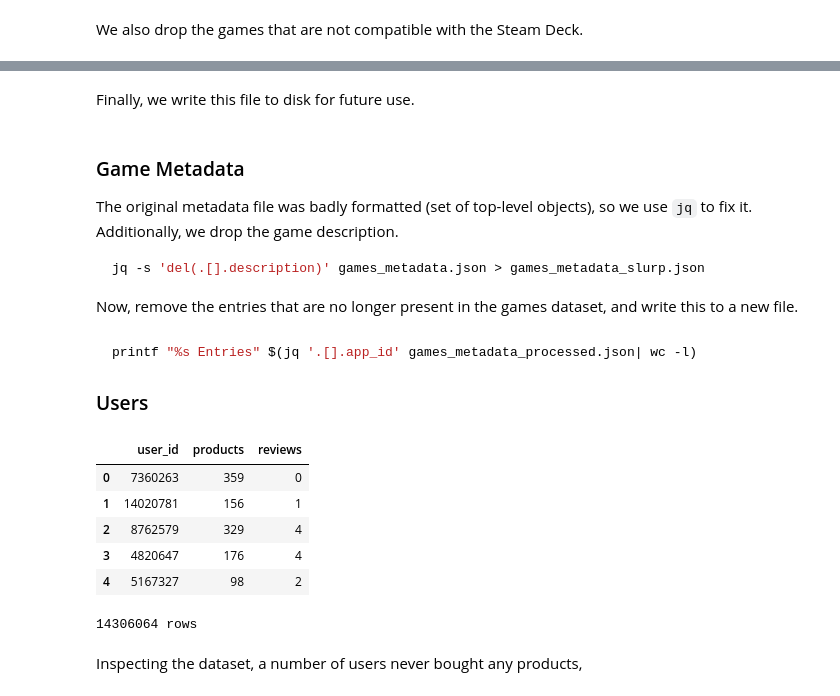
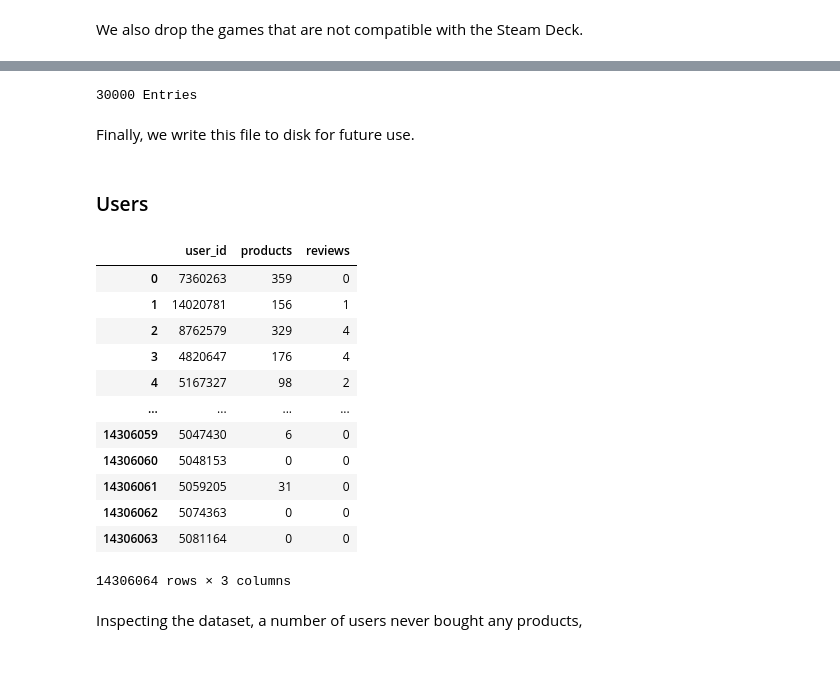
Before and after one commit to Gridex118/game-recommender-nielit, a Jupyter notebook: game_recommender.ipynb, the cells around one changed output, grey strips where cells are left out. Saved outputs shown, nothing was run; the diff lists cells and outputs as text; code cells hidden in the pictures; blank space fills up the shorter version.

````diff
--- a/game_recommender.ipynb
+++ b/game_recommender.ipynb
@@ -127,17 +152,14 @@ f"{games.shape[0]} Entries"
+# %%
+games_metadata = pd.read_json("games_metadata_processed.json")
+
+games = games[
+    games["app_id"].isin(games_metadata["app_id"])
+]
+
+print(f"{games.shape[0]} Entries")
+# %% [output]
+30000 Entries
 # %% [markdown]
 Finally, we write this file to disk for future use.
 # %%
 games.to_csv("games_processed.csv", index=False)
-# %% [markdown]
-### Game Metadata
-
-The original metadata file was badly formatted (set of top-level
-objects), so we use `jq` to fix it. Additionally, we drop the game
-description.
-
-``` shell
-jq -s 'del(.[].description)' games_metadata.json > games_metadata_slurp.json
-```
-
-Now, remove the entries that are no longer present in the games dataset,
-and write this to a new file.
@@ -151,23 +166,22 @@ with open("games_metadata_processed.json", "w") as sink:
-# %% [markdown]
-``` shell
-printf "%s Entries" $(jq '.[].app_id' games_metadata_processed.json| wc -l)
-```
-
-### Users
+# %% [markdown]
+### Users
 # %%
 users = pd.read_csv("users.csv")
-users.head()
+users
 # %% [output]
 |  | user_id | products | reviews |
 | 0 | 7360263 | 359 | 0 |
 | 1 | 14020781 | 156 | 1 |
 | 2 | 8762579 | 329 | 4 |
 | 3 | 4820647 | 176 | 4 |
 | 4 | 5167327 | 98 | 2 |
+| ... | ... | ... | ... |
+| 14306059 | 5047430 | 6 | 0 |
+| 14306060 | 5048153 | 0 | 0 |
+| 14306061 | 5059205 | 31 | 0 |
+| 14306062 | 5074363 | 0 | 0 |
+| 14306063 | 5081164 | 0 | 0 |
+14306064 rows × 3 columns
-# %%
-print(f"\n{users.shape[0]} rows")
-# %% [output]
-14306064 rows
 # %% [markdown]
 Inspecting the dataset, a number of users never bought any products,
 # %%
````
Also changed, not shown: parts of 36 cells of this notebook.
